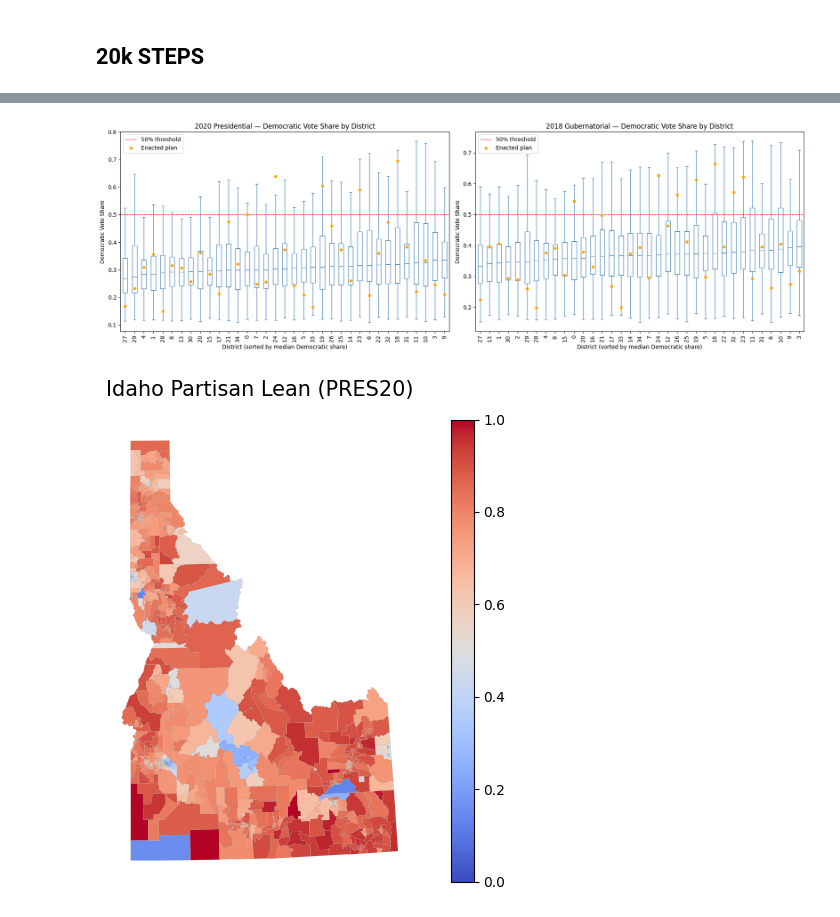
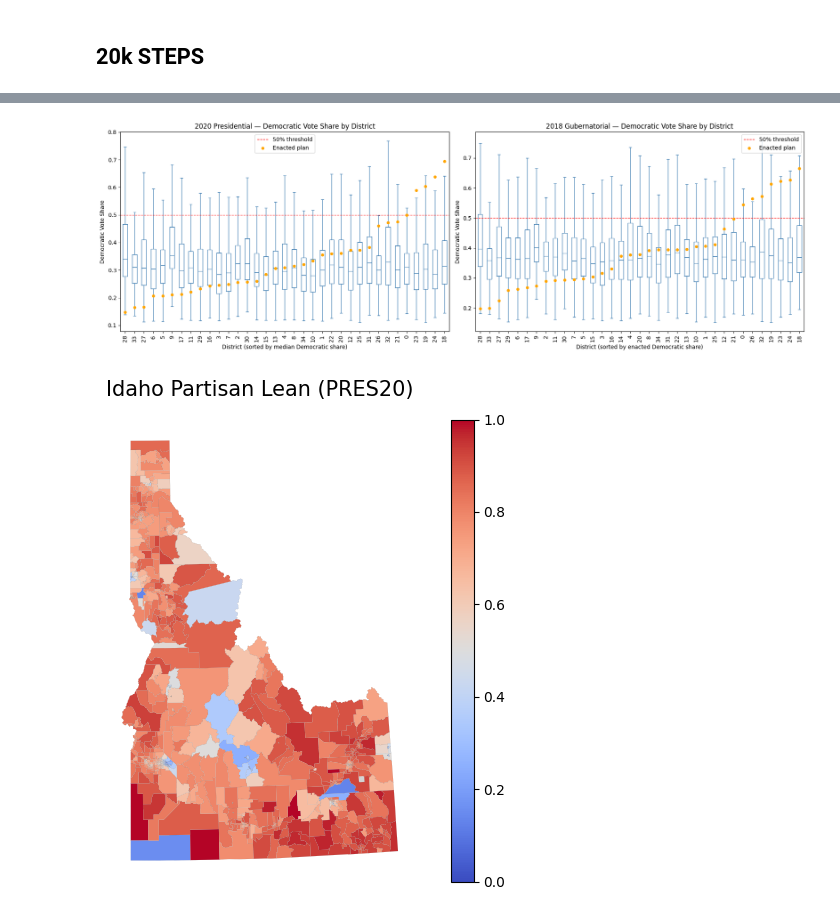
Before and after one commit to ssrawoorkar/final_proj, a Jupyter notebook: Gerry_chain.ipynb, the cells around one changed output, grey strips where cells are left out. Saved outputs shown, nothing was run; the diff lists cells and outputs as text; code cells hidden in the pictures.

```diff
--- a/Gerry_chain.ipynb
+++ b/Gerry_chain.ipynb
@@ -139,7 +165,7 @@ total_steps_in_run = 20000
 
 elections = [
     Election('PRES20', {'Democratic': 'G20PREDBID', 'Republican': 'G20PRERTRU'}),
-    Election('GOV18',{'Democratic': 'G18GOVDJOR', 'Republican': 'G18GOVRLIT'}),
+    Election('GOV18', {'Democratic': 'G18GOVDJOR', 'Republican': 'G18GOVRLIT'}),
 ]
 
 my_updaters = {
@@ -186,6 +212,8 @@ dem_wins_data = []
 eg_data = []
 pres20_shares = []
 gov18_shares = []
+gov18_wins_data = []
+gov18_eg_data = []
 
 start_time = time.time()
 for partition in chain.with_progress_bar():
@@ -194,24 +222,5 @@ for partition in chain.with_progress_bar():
     eg_data.append(partition['PRES20'].efficiency_gap())
     pres20_shares.append(partition['PRES20'].percents('Democratic'))
     gov18_shares.append(partition['GOV18'].percents('Democratic'))
-
-fig, axes = plt.subplots(1, 3, figsize=(12, 5))
-
-axes[0].hist(cut_edges_data, bins=20)
-axes[0].set_title('Cut Edges')
-axes[0].set_xlabel('Number of Cut Edges')
-axes[0].set_ylabel('Frequency')
-
-axes[1].hist(dem_wins_data, bins=20)
-axes[1].set_title('Democratic Wins (PRES20)')
-axes[1].set_xlabel('Number of Districts')
-axes[1].set_ylabel('Frequency')
-
-axes[2].hist(eg_data, bins=20)
-axes[2].set_title('Efficiency Gap (PRES20)')
-axes[2].set_xlabel('Efficiency Gap')
-axes[2].set_ylabel('Frequency')
-
-plt.tight_layout()
-plt.savefig('id_histograms_20k.png')
-plt.show()
+    gov18_wins_data.append(partition['GOV18'].wins('Democratic'))
+    gov18_eg_data.append(partition['GOV18'].efficiency_gap())
@@ -254,35 +306,37 @@ Enacted cut percentile: 26.1%
 # %%
 pres20_df = pd.DataFrame(pres20_shares)
 gov18_df = pd.DataFrame(gov18_shares)
 
-pres20_sorted = pres20_df[pres20_df.median().sort_values().index]
-gov18_sorted = gov18_df[gov18_df.median().sort_values().index]
-
 pres20_enacted = pres20_shares[0]
 gov18_enacted = gov18_shares[0]
 
+pres20_sorted= pres20_df[sorted(pres20_df.columns, key=lambda d: pres20_enacted[d])]
+gov18_sorted = gov18_df[sorted(gov18_df.columns, key=lambda d: gov18_enacted[d])]
+
 fig, axes = plt.subplots(1, 2, figsize=(18, 6))
 
-for ax, df, enacted, title in [
-    (axes[0], pres20_sorted, pres20_enacted, '2020 Presidential — Democratic Vote Share by District'),
-    (axes[1], gov18_sorted, gov18_enacted, '2018 Gubernatorial — Democratic Vote Share by District'),
+for ax, df, enacted, title, xlabel in [
+    (axes[0], pres20_sorted, pres20_enacted, '2020 Presidential — Democratic Vote Share by District',
+     'District (sorted by median Democratic share)'),
+    (axes[1], gov18_sorted, gov18_enacted, '2018 Gubernatorial — Democratic Vote Share by District',
+     'District (sorted by enacted Democratic share)'),
 ]:
     df.plot.box(ax=ax, vert=True, showfliers=False, color='steelblue')
     ax.axhline(0.5, color='red', linestyle='--', linewidth=1, label='50% threshold')
     enacted_vals = [enacted[d] for d in df.columns]
     ax.scatter(range(1, len(df.columns) + 1), enacted_vals,
                color='orange', zorder=5, s=20, label='Enacted plan')
     ax.set_title(title)
-    ax.set_xlabel('District (sorted by median Democratic share)')
+    ax.set_xlabel(xlabel)
     ax.set_ylabel('Democratic Vote Share')
     ax.tick_params(axis='x', rotation=90)
     ax.legend()
 
 plt.tight_layout()
 plt.savefig('id_boxplots.png', dpi=150)
 plt.show()
 # %% [output]
-[figure, old version]
+[figure, new version]
 # %%
 #Professor Ellen's Choropleth code
 #!/usr/bin/env python3
```
Also changed, not shown: parts of 9 cells of this notebook, 8 other files.
